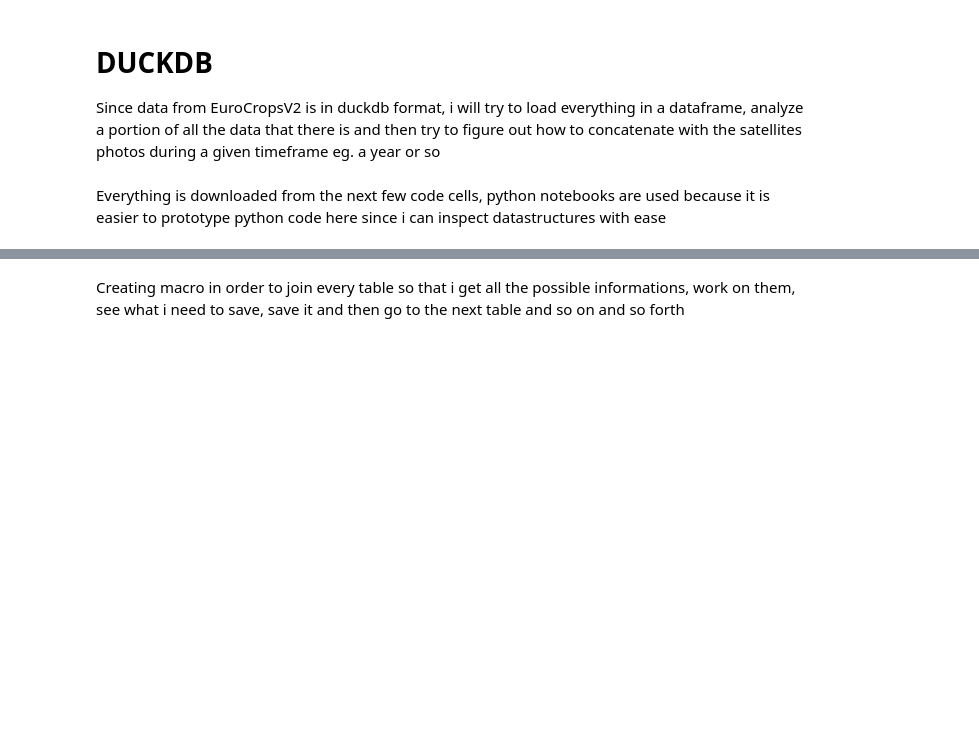
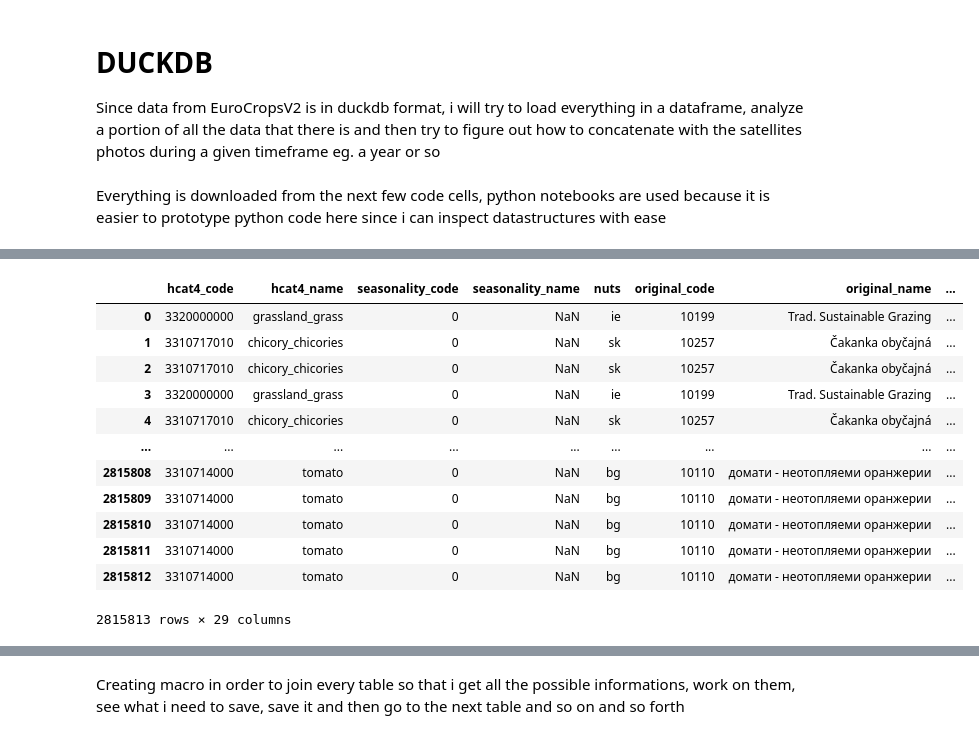
Before and after one commit to wr3nch623/RSSIA-Project, a Jupyter notebook: duckdb_dataget.ipynb, the cells around one changed output, grey strips where cells are left out. Cells and saved outputs as stored; diff of their text form; code cells hidden in the pictures; blank space fills up the shorter version.

```diff
--- a/duckdb_dataget.ipynb
+++ b/duckdb_dataget.ipynb
@@ -86,0 +79,24 @@ print(tables_df)
+# %%
+# Convert code to make it so that you can aggregate partial data on every cycle, convert columns name and drop columns,
+# get the needed columns and save partial data ok disk without geospatial data for now
+
+conn.execute("select * " \
+"from hcat4 as h4 " \
+"join eurocrops as e on h4.hcat4_code = e.hcat4_code"\
+" join hcat4_agriprod_mapping as h4a on h4a.hcat4_code = h4.hcat4_code" \
+" join hcat4_hrl_mapping as h4hrl on h4hrl.hcat4_code = h4.hcat4_code" \
+" join ee_2020 as repo on repo.original_code = e.original_code").df()
+# %% [output]
+|  | hcat4_code | hcat4_name | seasonality_code | seasonality_name | nuts | original_code | original_name | ... |
+| 0 | 3320000000 | grassland_grass | 0 | NaN | ie | 10199 | Trad. Sustainable Grazing | ... |
+| 1 | 3310717010 | chicory_chicories | 0 | NaN | sk | 10257 | Čakanka obyčajná | ... |
+| 2 | 3310717010 | chicory_chicories | 0 | NaN | sk | 10257 | Čakanka obyčajná | ... |
+| 3 | 3320000000 | grassland_grass | 0 | NaN | ie | 10199 | Trad. Sustainable Grazing | ... |
+| 4 | 3310717010 | chicory_chicories | 0 | NaN | sk | 10257 | Čakanka obyčajná | ... |
+| ... | ... | ... | ... | ... | ... | ... | ... | ... |
+| 2815808 | 3310714000 | tomato | 0 | NaN | bg | 10110 | домати - неотопляеми оранжерии | ... |
+| 2815809 | 3310714000 | tomato | 0 | NaN | bg | 10110 | домати - неотопляеми оранжерии | ... |
+| 2815810 | 3310714000 | tomato | 0 | NaN | bg | 10110 | домати - неотопляеми оранжерии | ... |
+| 2815811 | 3310714000 | tomato | 0 | NaN | bg | 10110 | домати - неотопляеми оранжерии | ... |
+| 2815812 | 3310714000 | tomato | 0 | NaN | bg | 10110 | домати - неотопляеми оранжерии | ... |
+2815813 rows × 29 columns
```
Also changed, not shown: parts of 7 cells of this notebook, 2 other files.
